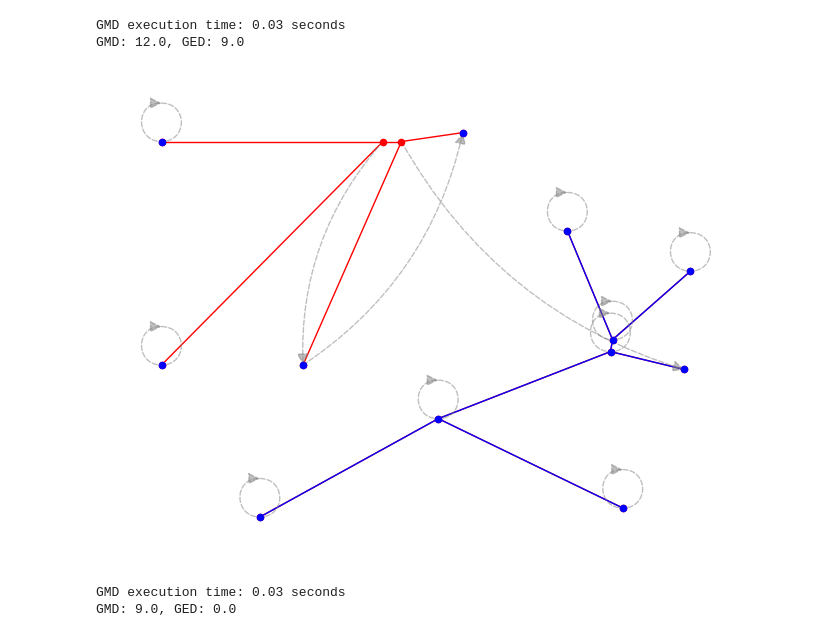
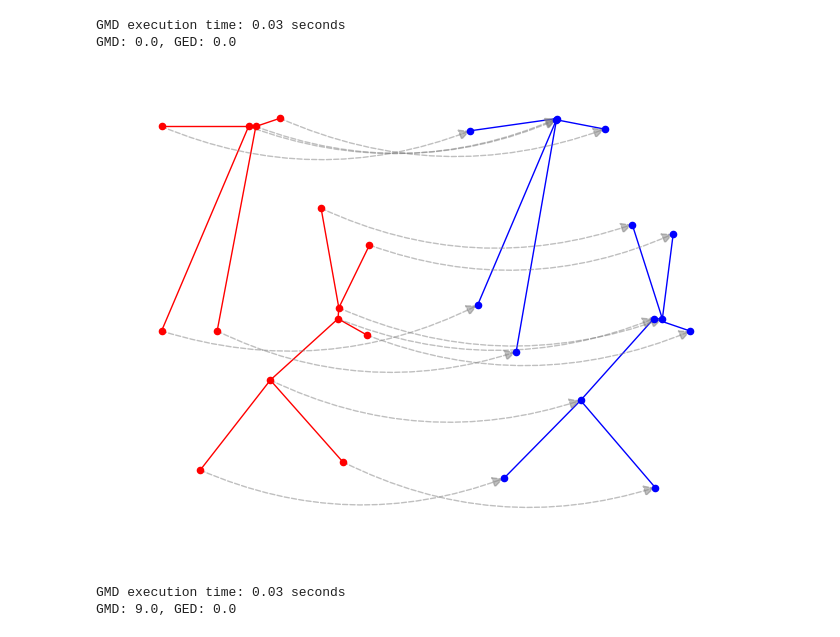
Before and after one commit to ankke/thesis, a Jupyter notebook: GMD - analysis.ipynb, the cells around one changed output. Saved outputs shown, nothing was run; the diff lists cells and outputs as text; code cells hidden in the pictures.

```diff
--- a/GMD - analysis.ipynb
+++ b/GMD - analysis.ipynb
@@ -4,11 +4,11 @@ from data.distances.OCTADataset import OCTADataset
 # %%
 dataset = OCTADataset()
 # %%
-e2e_gmd(dataset, 355, 355, remove=3, C_V=1.0, C_E=10.0, multiplier=1.0, shift=0)
+e2e_gmd(dataset, 355, 355, random_radius=0.05, C_V=1.0, C_E=1.0, multiplier=1.0, shift=1)
 # %% [output]
 GMD execution time: 0.03 seconds
-GMD: 12.0, GED: 9.0
+GMD: 0.0, GED: 0.0
-[figure, old version]
+[figure, new version]
 # %%
 e2e_gmd(dataset, 355, 355, random_radius=0.1, C_V=1.0, C_E=10.0, multiplier=1.0, shift=0)
 # %% [output]
```
Also changed, not shown: 4 other files.
